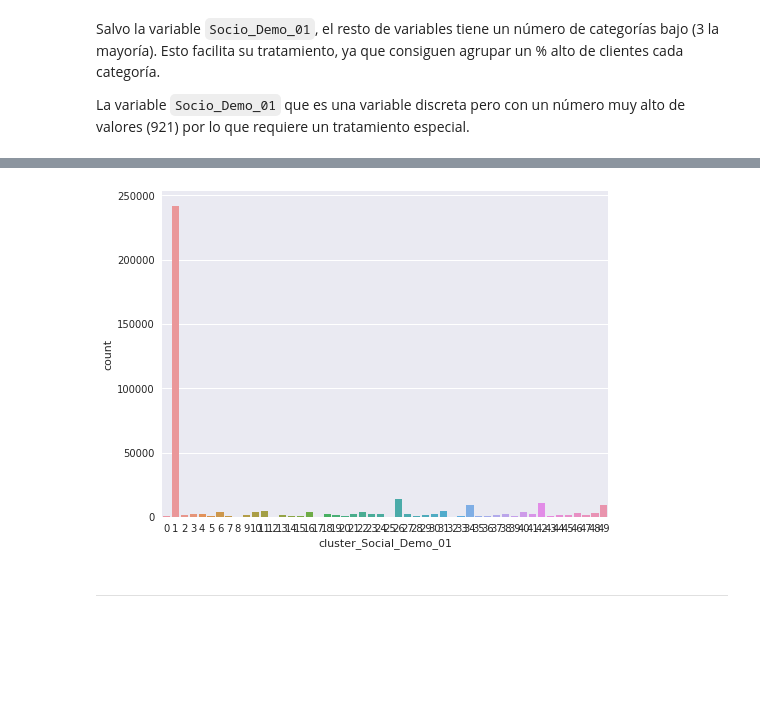
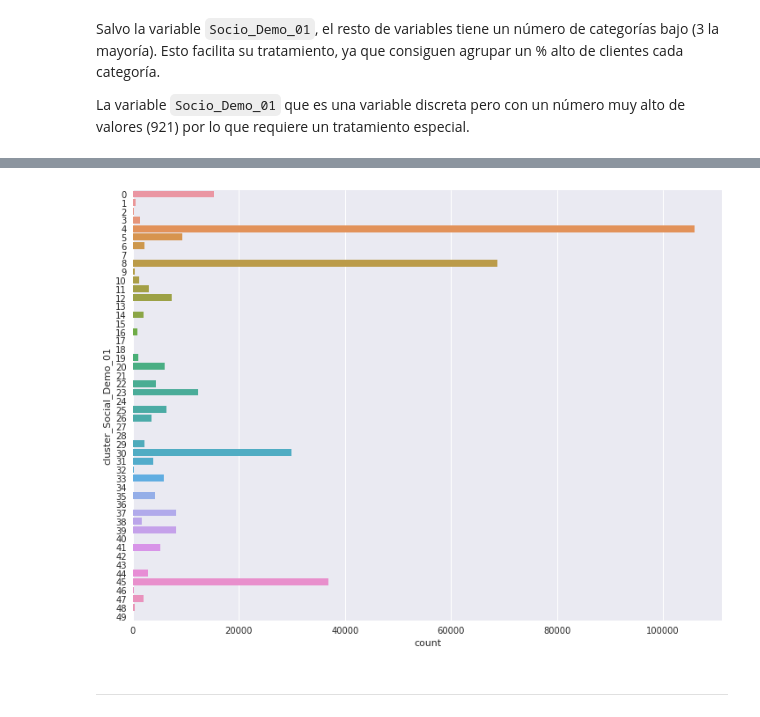
Before and after one commit to DiegoSerranoVenturini/cajamar2018, a Jupyter notebook: code/py/read_process_data.ipynb, the cells around one changed output, grey strips where cells are left out. Saved outputs shown, nothing was run; the diff lists cells and outputs as text; code cells hidden in the pictures; blank space fills up the shorter version.

```diff
--- a/code/py/read_process_data.ipynb
+++ b/code/py/read_process_data.ipynb
@@ -21,11 +21,11 @@ from sklearn.cluster import SpectralClustering
 sns.set(color_codes=True)
 sns.set_palette(sns.color_palette("PuBuGn_d"))
 warnings.filterwarnings('ignore')
-sys.path.append('/home/ds/Dropbox/Para mi/EDU/UOC/cajamar2018/code/py/src/')
+sys.path.append('/home/ubuntu/fastai/fastai/')
 %matplotlib inline
 
 #pathdata
-PATH_DATA = '~/Dropbox/Para mi/EDU/UOC/cajamar2018/data/'
+PATH_DATA = '/home/ubuntu/fastai/data/'
 # %%
 #lectura dataset
 df = pd.read_table(PATH_DATA+'/TRAIN.txt', sep=',')
@@ -120,2 +136,7 @@ La variable `Socio_Demo_01` que es una variable discreta pero con un número muy
+# %%
+Kmeans_socio_demo = KMeans(n_clusters=50,random_state=42)
+scaler = preprocessing.StandardScaler()
 # %%
-df['Socio_Demo_01_mod'] = df['Socio_Demo_01'].replace([np.inf, -np.inf, np.nan], '-99')
+Socio_Demo_01_X = Socio_Demo_01_df.replace([np.inf, -np.inf,  np.nan], 0)
+Socio_Demo_01_X = scaler.fit_transform(Socio_Demo_01_X)
+clusters = list(Kmeans_socio_demo.fit_predict(Socio_Demo_01_X))
@@ -156,5 +143,3 @@ Socio_Demo_01_X = scaler.fit_transform(Socio_Demo_01_X)
-# %%
-clusters = list(spectral.fit_predict(Socio_Demo_01_X))
 # %%
 Socio_Demo_01_df['cluster'] = clusters
 # %%
@@ -170,10 +175,10 @@ categorical_vars.append('cluster_Social_Demo_01')
 categorical_vars = list(set(categorical_vars) - set(['Socio_Demo_01']))
 # %%
 dataplot = pd.concat([np.log(df[TARGET]), df['cluster_Social_Demo_01']], axis=1)
-f, ax = plt.subplots(figsize=(8, 6))
-fig = sns.countplot(x='cluster_Social_Demo_01', data=dataplot)
+f, ax = plt.subplots(figsize=(12, 9))
+fig = sns.countplot(y='cluster_Social_Demo_01', data=dataplot)
 # %% [output]
-[figure, old version]
+[figure, new version]
 # %% [markdown]
 ----
 # %% [markdown]
```
Also changed, not shown: parts of 18 cells of this notebook, 1 other file.
